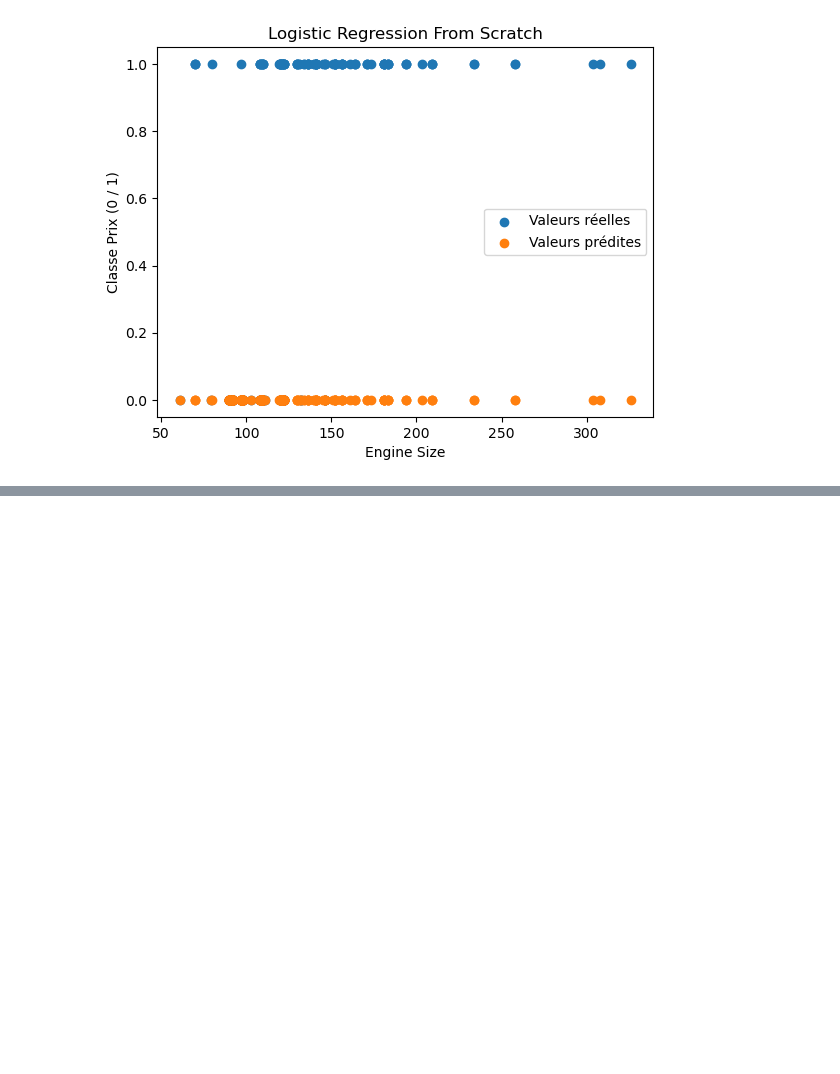
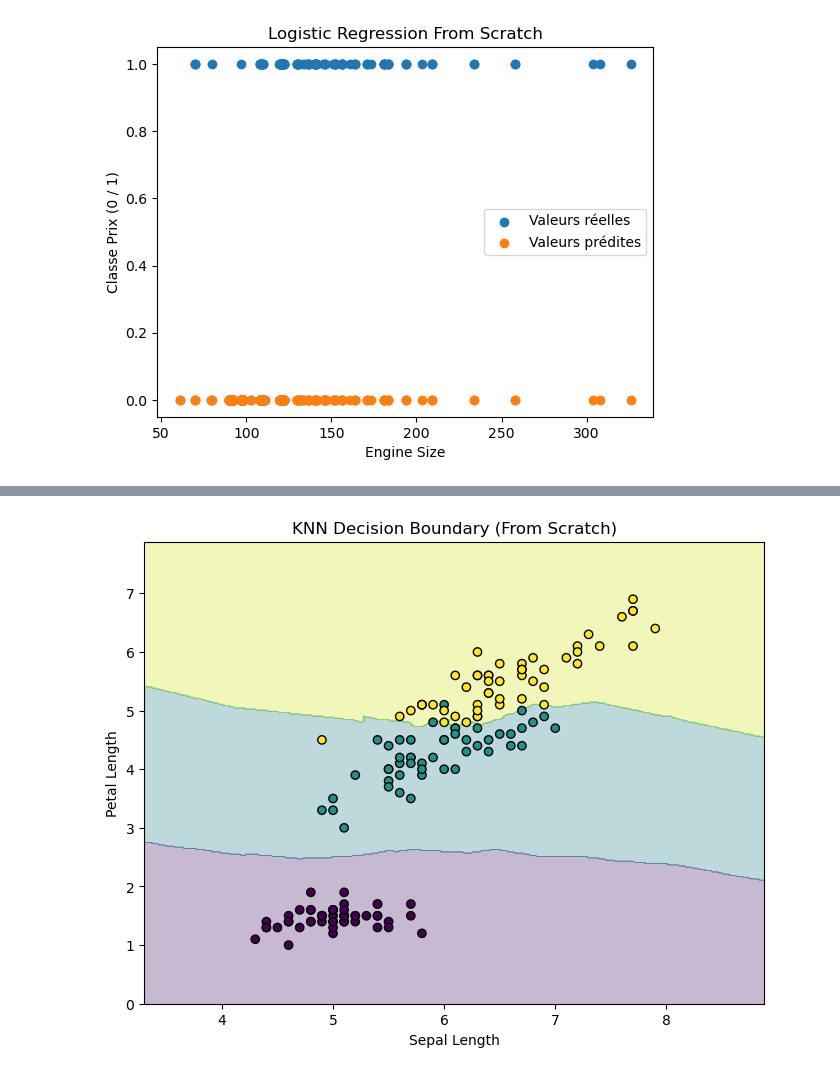
Before and after one commit to MasterGLCC/machine-learning-adam911-uff, a Jupyter notebook: used_car_regr/Untitled.ipynb, the cells around one changed output, grey strips where cells are left out. Saved outputs shown, nothing was run; the diff lists cells and outputs as text; code cells hidden in the pictures; blank space fills up the shorter version.

```diff
--- a/used_car_regr/Untitled.ipynb
+++ b/used_car_regr/Untitled.ipynb
@@ -534,0 +707,55 @@ Bias (b0): -0.4935695965672512
+# %%
+# features
+x = df[['SepalLengthCm','PetalLengthCm']]
+
+# labels
+encoder = LabelEncoder()
+y = encoder.fit_transform(df['Species'])
+
+X = x.values
+y = y
+# créer modèle
+knn = KNN(k=5)
+knn.fit(X, y)
+
+# -----------------------------
+# création de la grille
+
+x_min, x_max = X[:,0].min() - 1, X[:,0].max() + 1
+y_min, y_max = X[:,1].min() - 1, X[:,1].max() + 1
+
+xx, yy = np.meshgrid(
+    np.arange(x_min, x_max, 0.02),
+    np.arange(y_min, y_max, 0.02)
+)
+
+# -----------------------------
+# prédiction sur toute la grille
+
+grid_points = np.c_[xx.ravel(), yy.ravel()]
+
+Z = knn.predict(grid_points)
+Z = Z.reshape(xx.shape)
+
+# -----------------------------
+# zones de décision
+
+plt.figure(figsize=(8,6))
+
+plt.contourf(xx, yy, Z, alpha=0.3)
+
+# données réelles
+plt.scatter(
+    X[:,0],
+    X[:,1],
+    c=y,
+    edgecolors='k'
+)
+
+plt.xlabel("Sepal Length")
+plt.ylabel("Petal Length")
+plt.title("KNN Decision Boundary (From Scratch)")
+
+plt.show()
+# %% [output]
+[figure, added]
```
Also changed, not shown: parts of 6 cells of this notebook, 1 other file.
